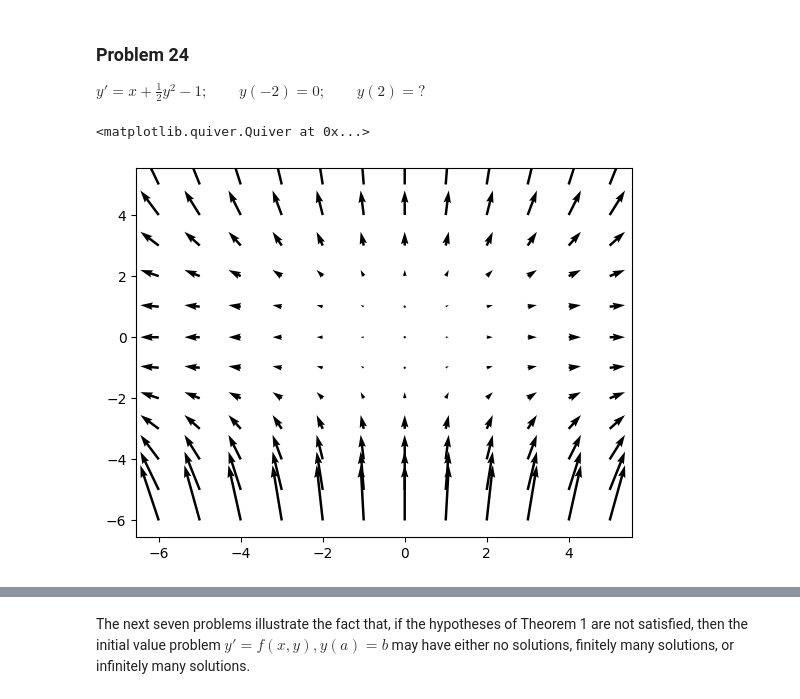
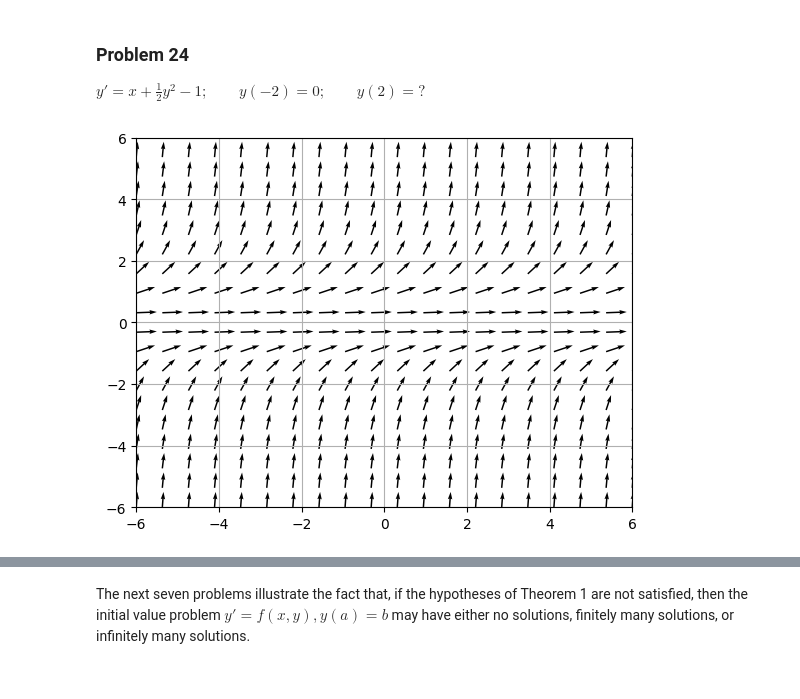
Before and after one commit to Khanrik/UniFolder, a Jupyter notebook: 3. Semester/Differentialligninger/TØ/Uge 36.ipynb, the cells around one changed output, grey strips where cells are left out. Drawn from its saved outputs; the diff is of its cells as text; code cells hidden in the pictures.

```diff
--- a/3. Semester/Differentialligninger/TØ/Uge 36.ipynb
+++ b/3. Semester/Differentialligninger/TØ/Uge 36.ipynb
@@ -218,18 +218,24 @@ Problems 23 and 24 are like Problems 21 and 22, but now use a computer algebra s
 # %% [markdown]
 ### Problem 24
 $y' = x + \frac{1}{2}y^{2} - 1; \qquad y(-2) = 0; \qquad y(2) = ?$
-# %%
-nx, ny = 1, 1
-y = np.arange(-6, 6, ny)
-x = np.arange(-6, 6, nx)
-
-X, Y = np.meshgrid(x, y)
-
-dy = (1/2) * Y**2
-dx = X
-
-plt.quiver(X, Y, dx, dy)
-# %% [output]
-<matplotlib.quiver.Quiver at 0x...>
-[figure, removed]
+# %%
+n = 20
+x_values = np.linspace(-6, 6, n)
+y_values = np.linspace(-6, 6, n)
+X, Y = np.meshgrid(x_values, y_values)
+
+DX = 1
+DY = (1/2) * Y**2
+
+N = np.sqrt(DX**2 + DY**2)*2
+DX = DX / N
+DY = DY / N
+
+plt.quiver(X, Y, DX, DY, angles='xy', scale_units='xy', scale=1)
+plt.xlim([-6, 6])
+plt.ylim([-6, 6])
+plt.grid(True)
+plt.show()
+# %% [output]
+[figure, added]
 # %%
```
Also changed, not shown: parts of 9 cells of this notebook.
